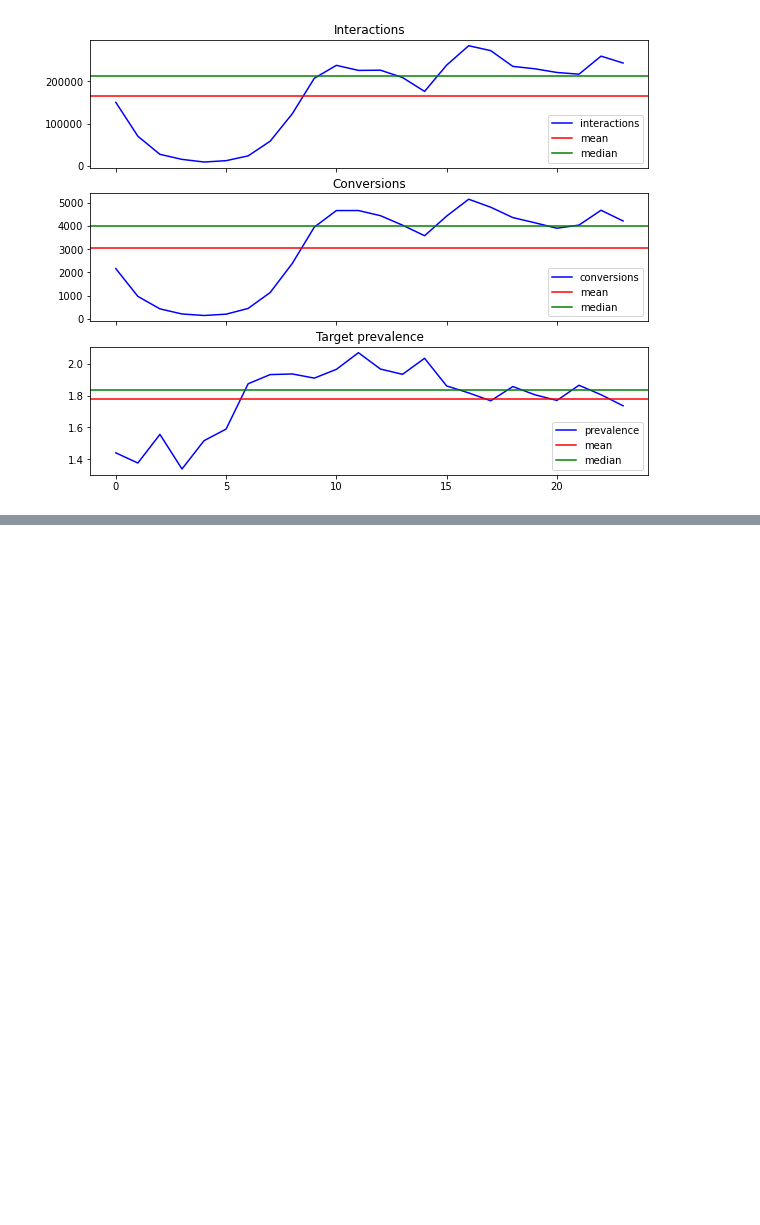
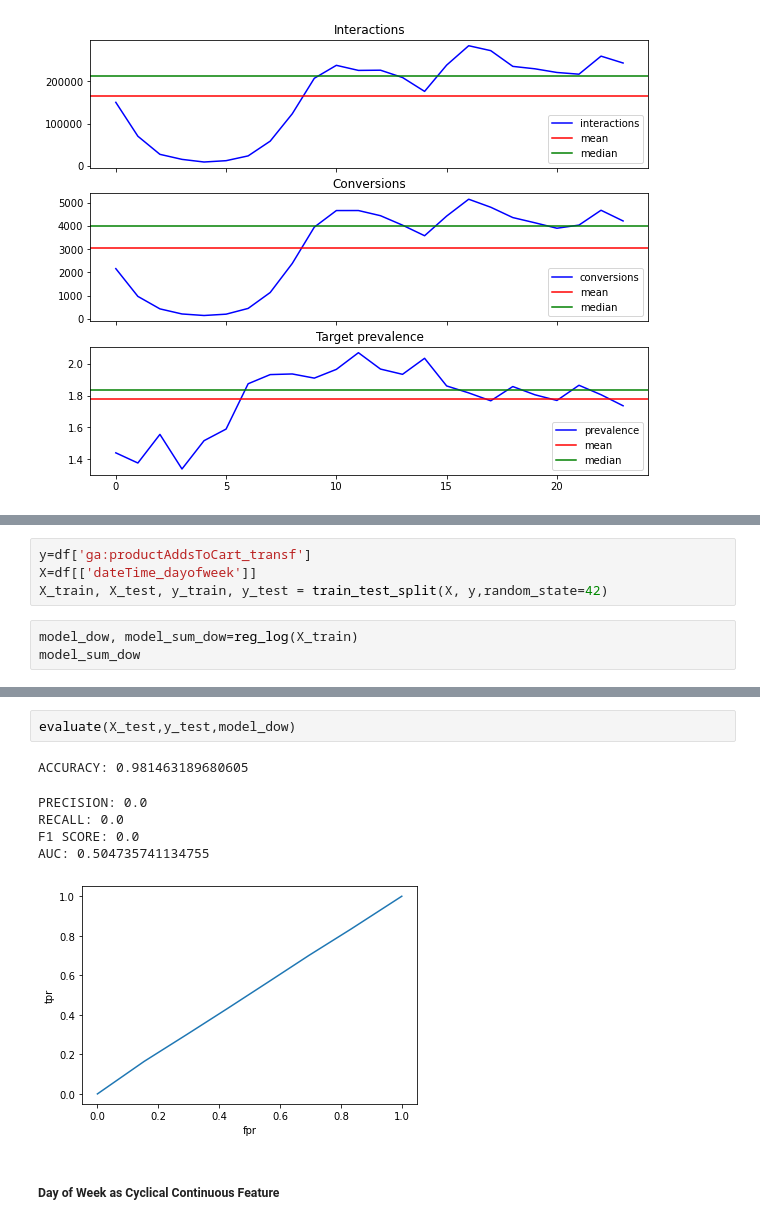
Before and after one commit to Laurajmoreno/ML_and_CRO, a Jupyter notebook: CATEGORICAL DATA - DATA EXPLORATION AND FEATURE ENGINEERING.ipynb, the cells around one changed output, grey strips where cells are left out. Cells and saved outputs as stored; diff of their text form; blank space fills up the shorter version.

```diff
--- a/CATEGORICAL DATA - DATA EXPLORATION AND FEATURE ENGINEERING.ipynb
+++ b/CATEGORICAL DATA - DATA EXPLORATION AND FEATURE ENGINEERING.ipynb
@@ -721,0 +892,7 @@ Text(0.5, 1.0, 'Target prevalence')
+# %%
+y=df['ga:productAddsToCart_transf']
+X=df[['dateTime_dayofweek']]
+X_train, X_test, y_train, y_test = train_test_split(X, y,random_state=42)
+# %%
+model_dow, model_sum_dow=reg_log(X_train)
+model_sum_dow
@@ -721,0 +915,11 @@ Text(0.5, 1.0, 'Target prevalence')
+# %%
+evaluate(X_test,y_test,model_dow)
+# %% [output]
+ACCURACY: 0.981463189680605
+PRECISION: 0.0
+RECALL: 0.0
+F1 SCORE: 0.0
+AUC: 0.504735741134755
+[figure, added]
+# %% [markdown]
+##### Day of Week as Cyclical Continuous Feature
```
Also changed, not shown: parts of 57 cells of this notebook, 1 other file.
